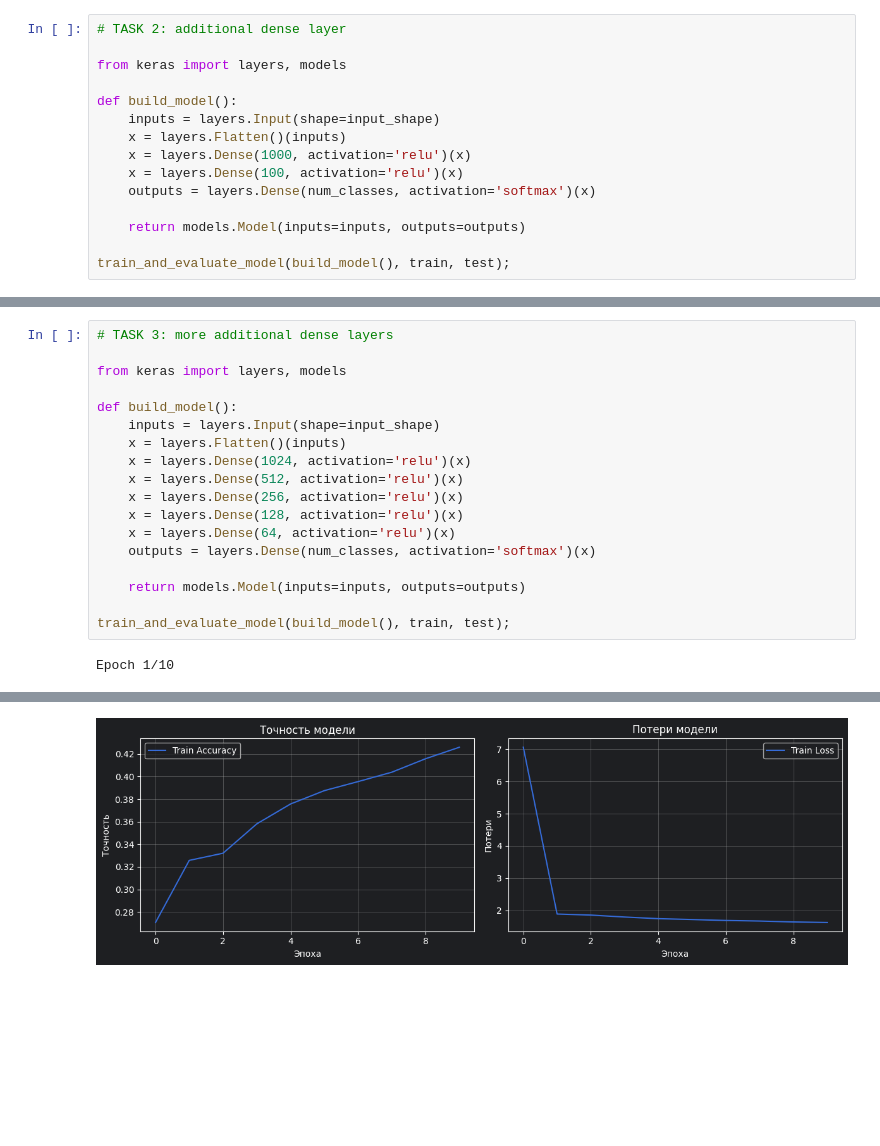
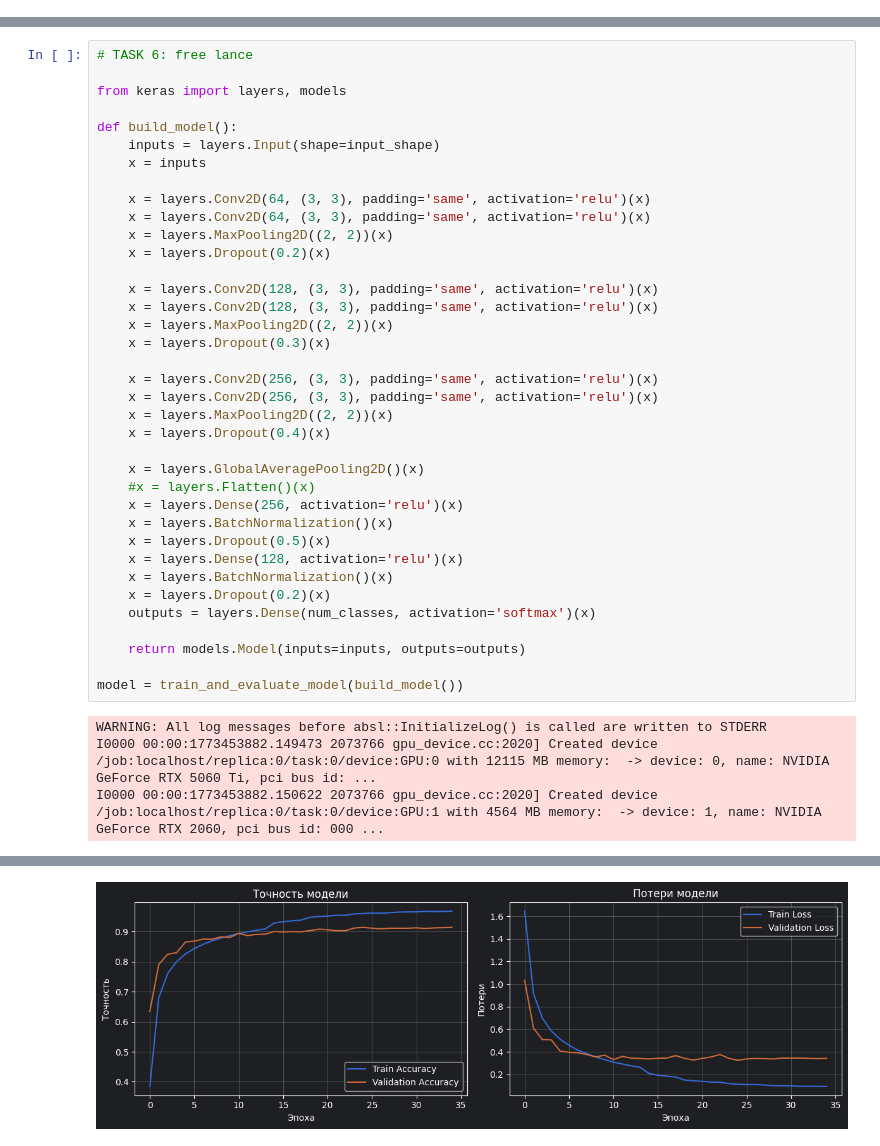
Before and after one commit to zabbius/ML_Course_PT, a Jupyter notebook: Hometasks/PT_DL_HT_tensorflow.ipynb, the cells around one changed output, grey strips where cells are left out. Cells and saved outputs as stored; diff of their text form; blank space fills up the shorter version.

```diff
--- a/Hometasks/PT_DL_HT_tensorflow.ipynb
+++ b/Hometasks/PT_DL_HT_tensorflow.ipynb
@@ -161,15 +177,0 @@ Epoch 7/10
-# %%
-# TASK 2: additional dense layer
-
-from keras import layers, models
-
-def build_model():
-    inputs = layers.Input(shape=input_shape)
-    x = layers.Flatten()(inputs)
-    x = layers.Dense(1000, activation='relu')(x)
-    x = layers.Dense(100, activation='relu')(x)
-    outputs = layers.Dense(num_classes, activation='softmax')(x)
-
-    return models.Model(inputs=inputs, outputs=outputs)
-
-train_and_evaluate_model(build_model(), train, test);
@@ -209,20 +178,41 @@ Epoch 7/10
 # %%
-# TASK 3: more additional dense layers
+# TASK 6: free lance
 
 from keras import layers, models
 
 def build_model():
     inputs = layers.Input(shape=input_shape)
-    x = layers.Flatten()(inputs)
-    x = layers.Dense(1024, activation='relu')(x)
-    x = layers.Dense(512, activation='relu')(x)
+    x = inputs
+
+    x = layers.Conv2D(64, (3, 3), padding='same', activation='relu')(x)
+    x = layers.Conv2D(64, (3, 3), padding='same', activation='relu')(x)
+    x = layers.MaxPooling2D((2, 2))(x)
+    x = layers.Dropout(0.2)(x)
+
+    x = layers.Conv2D(128, (3, 3), padding='same', activation='relu')(x)
+    x = layers.Conv2D(128, (3, 3), padding='same', activation='relu')(x)
+    x = layers.MaxPooling2D((2, 2))(x)
+    x = layers.Dropout(0.3)(x)
+
+    x = layers.Conv2D(256, (3, 3), padding='same', activation='relu')(x)
+    x = layers.Conv2D(256, (3, 3), padding='same', activation='relu')(x)
+    x = layers.MaxPooling2D((2, 2))(x)
+    x = layers.Dropout(0.4)(x)
+
+    x = layers.GlobalAveragePooling2D()(x)
+    #x = layers.Flatten()(x)
     x = layers.Dense(256, activation='relu')(x)
+    x = layers.BatchNormalization()(x)
+    x = layers.Dropout(0.5)(x)
     x = layers.Dense(128, activation='relu')(x)
-    x = layers.Dense(64, activation='relu')(x)
+    x = layers.BatchNormalization()(x)
+    x = layers.Dropout(0.2)(x)
     outputs = layers.Dense(num_classes, activation='softmax')(x)
 
     return models.Model(inputs=inputs, outputs=outputs)
 
-train_and_evaluate_model(build_model(), train, test);
+model = train_and_evaluate_model(build_model())
 # %% [output]
-Epoch 1/10
+WARNING: All log messages before absl::InitializeLog() is called are written to STDERR
+I0000 00:00:1773453882.149473 2073766 gpu_device.cc:2020] Created device /job:localhost/replica:0/task:0/device:GPU:0 with 12115 MB memory:  -> device: 0, name: NVIDIA GeForce RTX 5060 Ti, pci bus id: ...
+I0000 00:00:1773453882.150622 2073766 gpu_device.cc:2020] Created device /job:localhost/replica:0/task:0/device:GPU:1 with 4564 MB memory:  -> device: 1, name: NVIDIA GeForce RTX 2060, pci bus id: 000 ...
@@ -260 +239 @@ Epoch 7/10
-[figure, old version]
+[figure, new version]
```
Also changed, not shown: parts of 12 cells of this notebook.
